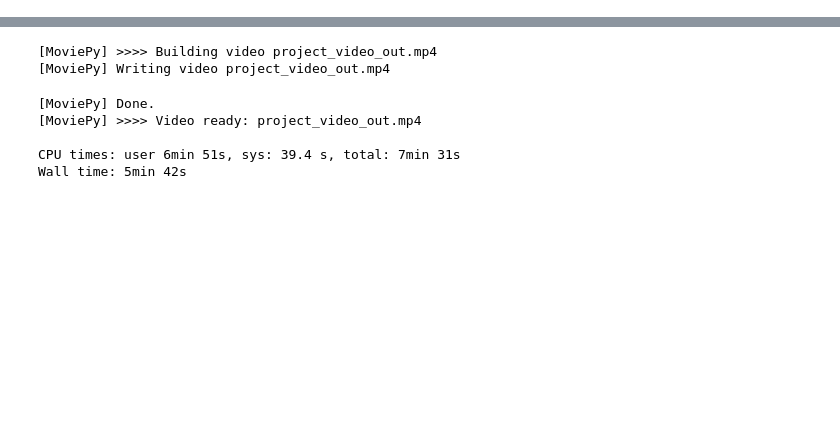
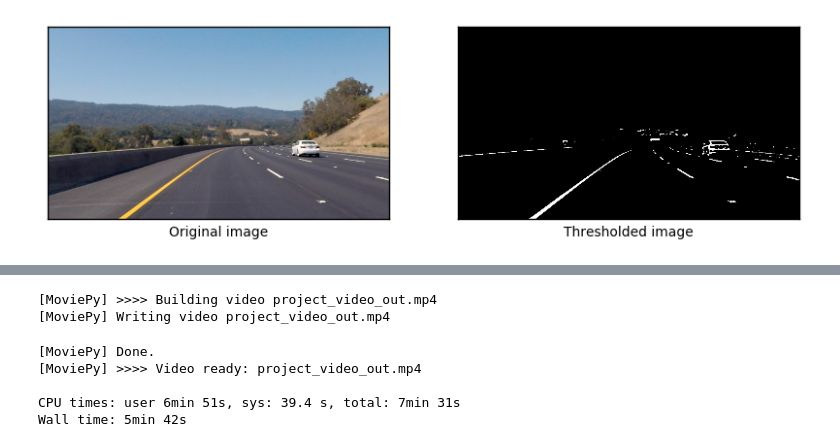
Before and after one commit to thomasantony/CarND-P04-Advanced-Lane-Lines, a Jupyter notebook: Project04.ipynb, the cells around one changed output, grey strips where cells are left out. Saved outputs shown, nothing was run; the diff lists cells and outputs as text; code cells hidden in the pictures; blank space fills up the shorter version.

```diff
--- a/Project04.ipynb
+++ b/Project04.ipynb
@@ -182 +256,17 @@ def find_edges(image, ksize = 11, mask_half=False):
+# %%
+plt.figure(figsize=(10,5))
+plt.subplot(1,2,1)
+plt.imshow(undist)
+plt.xlabel('Original image')
+plt.xticks([], [])
+plt.yticks([], [])
+
+plt.subplot(1,2,2)
+plt.imshow(edges, cmap='gray')
+plt.xlabel('Thresholded image')
+plt.xticks([], [])
+plt.yticks([], [])
+plt.show()
+# %% [output]
+[figure, added]
 # %%
```
Also changed, not shown: parts of 7 cells of this notebook, 9 other files.
